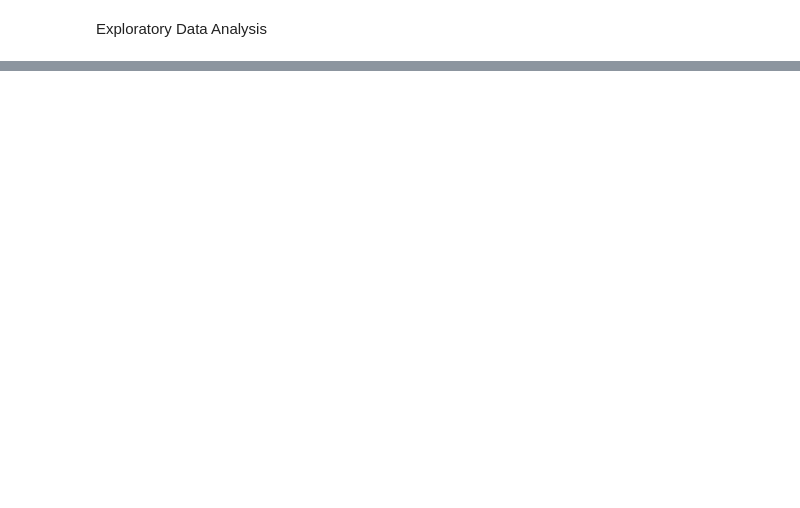
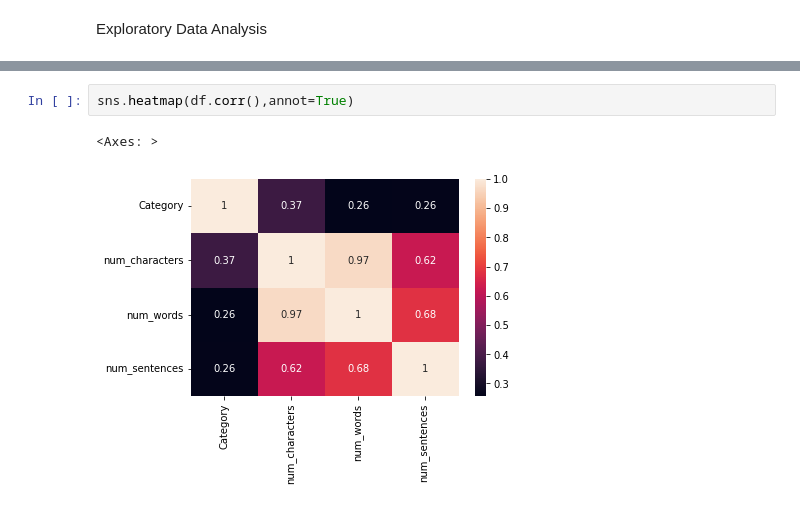
Before and after one commit to Anindita-172/Spam-Classification-, a Jupyter notebook: Spam_Message_Classification_.ipynb, the cells around one changed output, grey strips where cells are left out. Drawn from its saved outputs; the diff is of its cells as text; blank space fills up the shorter version.

```diff
--- a/Spam_Message_Classification_.ipynb
+++ b/Spam_Message_Classification_.ipynb
@@ -66,0 +231,5 @@ Exploratory Data Analysis
+# %%
+sns.heatmap(df.corr(),annot=True)
+# %% [output]
+<Axes: >
+[figure, added]
```
Also changed, not shown: parts of 73 cells of this notebook.
